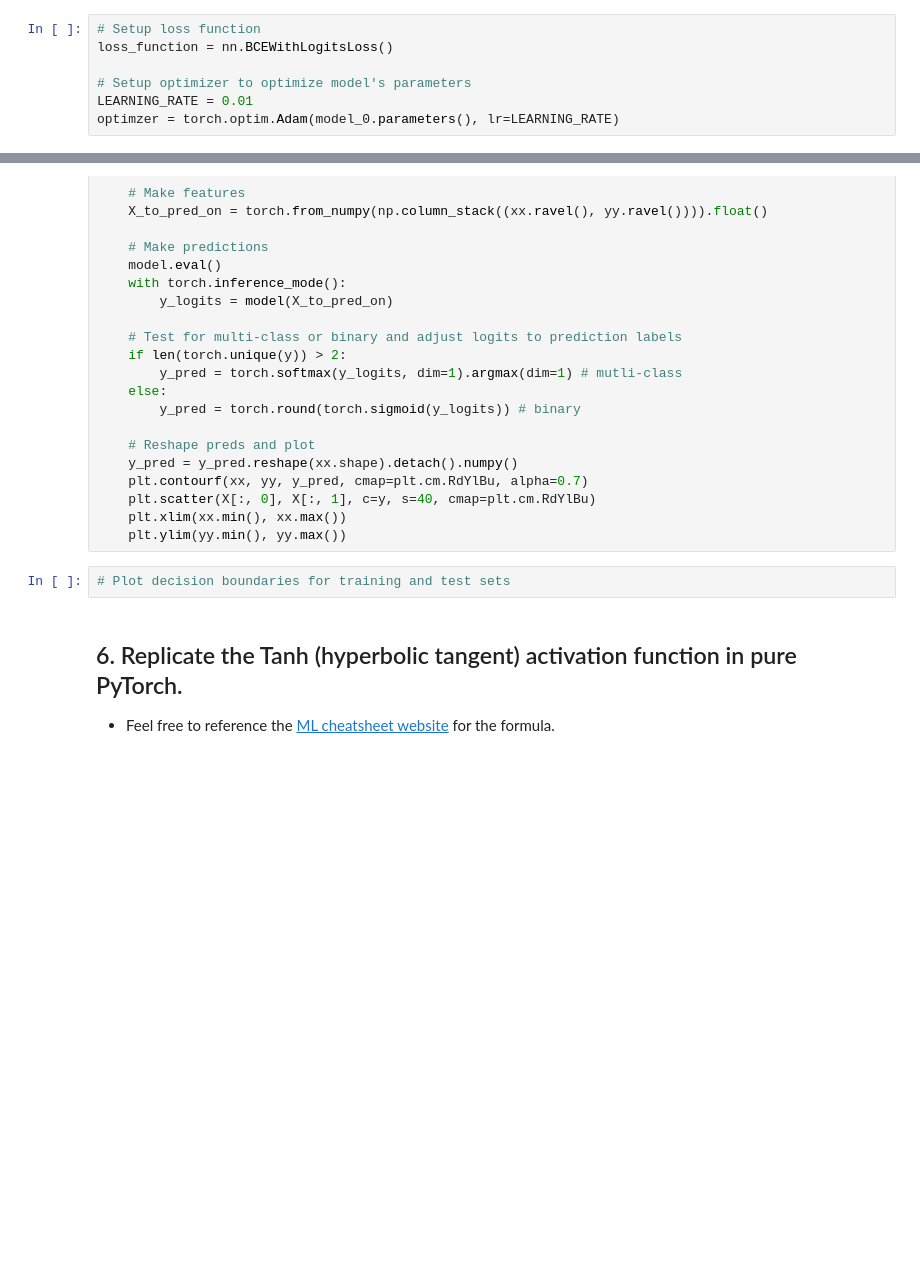
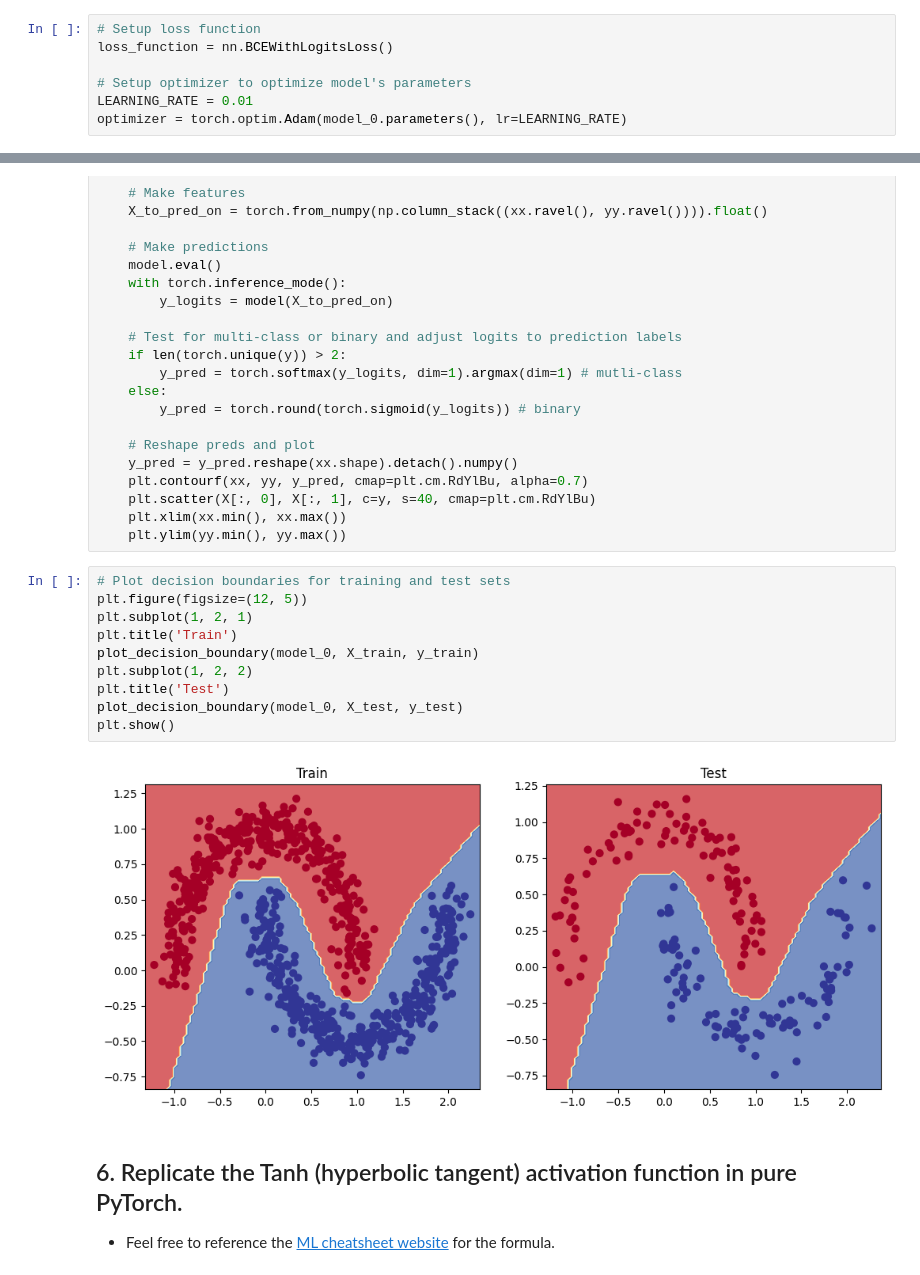
Before and after one commit to DarshanDinni/learn_pytorch, a Jupyter notebook: 02_Pytorch_classification_exercises.ipynb, the cells around one changed output, grey strips where cells are left out. Saved outputs shown, nothing was run; the diff lists cells and outputs as text; blank space fills up the shorter version.

```diff
--- a/02_Pytorch_classification_exercises.ipynb
+++ b/02_Pytorch_classification_exercises.ipynb
@@ -107,7 +107,7 @@ loss_function = nn.BCEWithLogitsLoss()
 
 # Setup optimizer to optimize model's parameters
 LEARNING_RATE = 0.01
-optimzer = torch.optim.Adam(model_0.parameters(), lr=LEARNING_RATE)
+optimizer = torch.optim.Adam(model_0.parameters(), lr=LEARNING_RATE)
 # %% [markdown]
 ## 4. Create a training and testing loop to fit the model you created in 2 to the data you created in 1.
   * Do a forward pass of the model to see what's coming out in the form of logits, prediction probabilities and labels.
@@ -233,8 +252,18 @@ def plot_decision_boundary(model, X, y):
     plt.scatter(X[:, 0], X[:, 1], c=y, s=40, cmap=plt.cm.RdYlBu)
     plt.xlim(xx.min(), xx.max())
     plt.ylim(yy.min(), yy.max())
-# %%
-# Plot decision boundaries for training and test sets
+# %%
+# Plot decision boundaries for training and test sets
+plt.figure(figsize=(12, 5))
+plt.subplot(1, 2, 1)
+plt.title('Train')
+plot_decision_boundary(model_0, X_train, y_train)
+plt.subplot(1, 2, 2)
+plt.title('Test')
+plot_decision_boundary(model_0, X_test, y_test)
+plt.show()
+# %% [output]
+[figure, added]
 # %% [markdown]
 ## 6. Replicate the Tanh (hyperbolic tangent) activation function in pure PyTorch.
   * Feel free to reference the [ML cheatsheet website](https://ml-cheatsheet.readthedocs.io/en/latest/activation_functions.html#tanh) for the formula.
```
Also changed, not shown: parts of 16 cells of this notebook.
